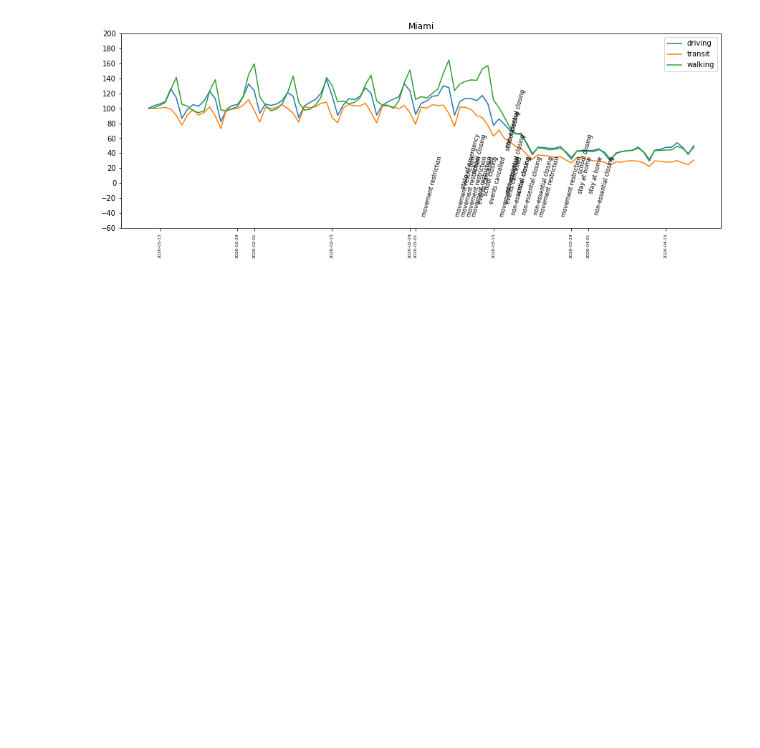
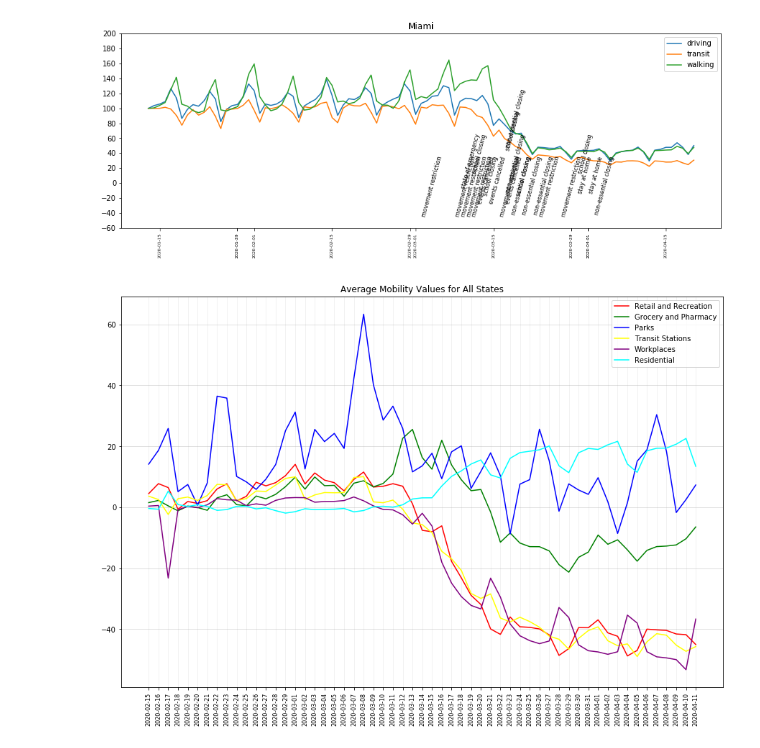
Before and after one commit to Christopher-Scott/Covid-19_Project, a Jupyter notebook: visualizations.ipynb, the cells around one changed output. Drawn from its saved outputs; the diff is of its cells as text; code cells hidden in the pictures; blank space fills up the shorter version.

```diff
--- a/visualizations.ipynb
+++ b/visualizations.ipynb
@@ -161,9 +161,28 @@ To register the converters:
  'school closing' 'stay at home' 'non-essential closing']
 [figure]
 # %%
-google_US = pd.read_csv("google_US_only_cleaned.csv")
-
-mitig2 = pd.read_csv("mitigation_cleaned.csv")
+google_US = pd.read_csv("google_US_and_states_cleaned.csv")
+# %%
+# group the google mobility data by dates and average the attributes for all states
+goog_averages = google_US.groupby(by=["date"]).mean()
+goog_averages.drop(axis=1, labels=["Unnamed: 0", "sub_region_2"], inplace=True)
+
+colors = ["red", "green", "blue", "yellow", "purple", "cyan"]
+labels = ["Retail and Recreation", "Grocery and Pharmacy", "Parks", "Transit Stations", "Workplaces", "Residential"]
+
+# plot each mobility attribute
+fig = plt.figure(figsize=(15,10))
+ax = fig.gca()
+for i in range(len(goog_averages.columns)):
+    ax.plot(goog_averages.index, goog_averages.iloc[:,i], c=colors[i], label=labels[i])
+plt.xticks(rotation=90, fontsize=8)
+plt.legend()
+plt.title("Average Mobility Values for All States")
+plt.grid(axis='y', alpha=0.5)
+plt.grid(axis='x', alpha=0.2)
+plt.show()
+# %% [output]
+[figure, added]
 # %%
 # # Apple Mobility Data Only
 # for i in range(0,len(google_US),3):
```
Also changed, not shown: 2 other files.
